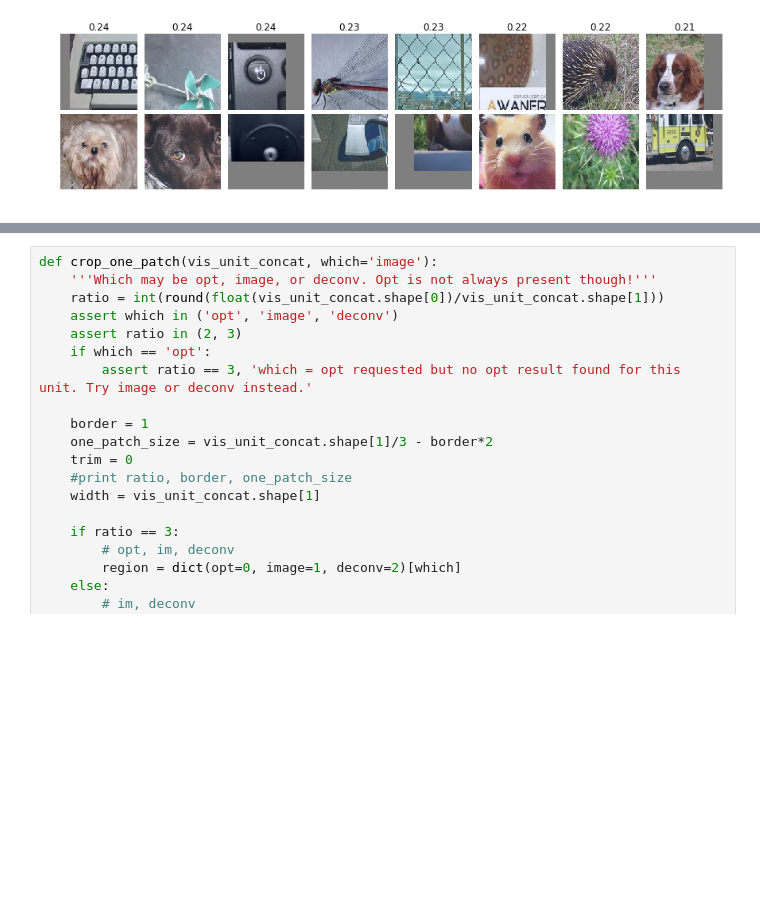
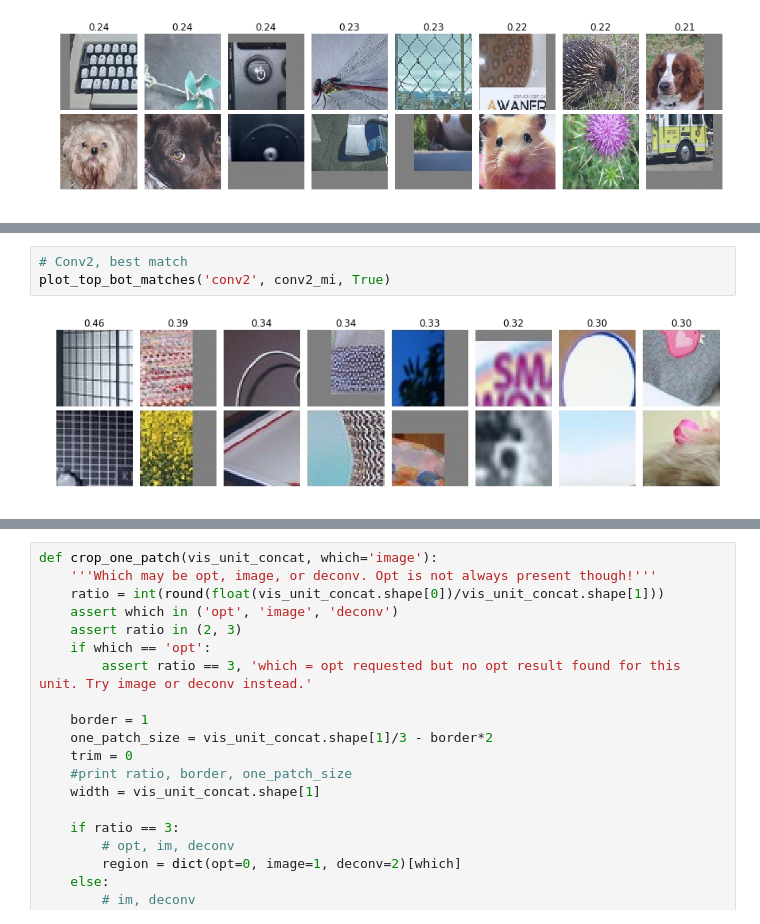
Before and after one commit to YixuanLi/convergent_learning, a Jupyter notebook: experiments/convergent_learning_notebook.ipynb, the cells around one changed output, grey strips where cells are left out. Cells and saved outputs as stored; diff of their text form; blank space fills up the shorter version.

```diff
--- a/experiments/convergent_learning_notebook.ipynb
+++ b/experiments/convergent_learning_notebook.ipynb
@@ -271,0 +304,5 @@ We apply the same matching technique (greedy matching) to the between-net mutual
+# %%
+# Conv2, best match
+plot_top_bot_matches('conv2', conv2_mi, True)
+# %% [output]
+[figure, added]
```
Also changed, not shown: parts of 26 cells of this notebook.
